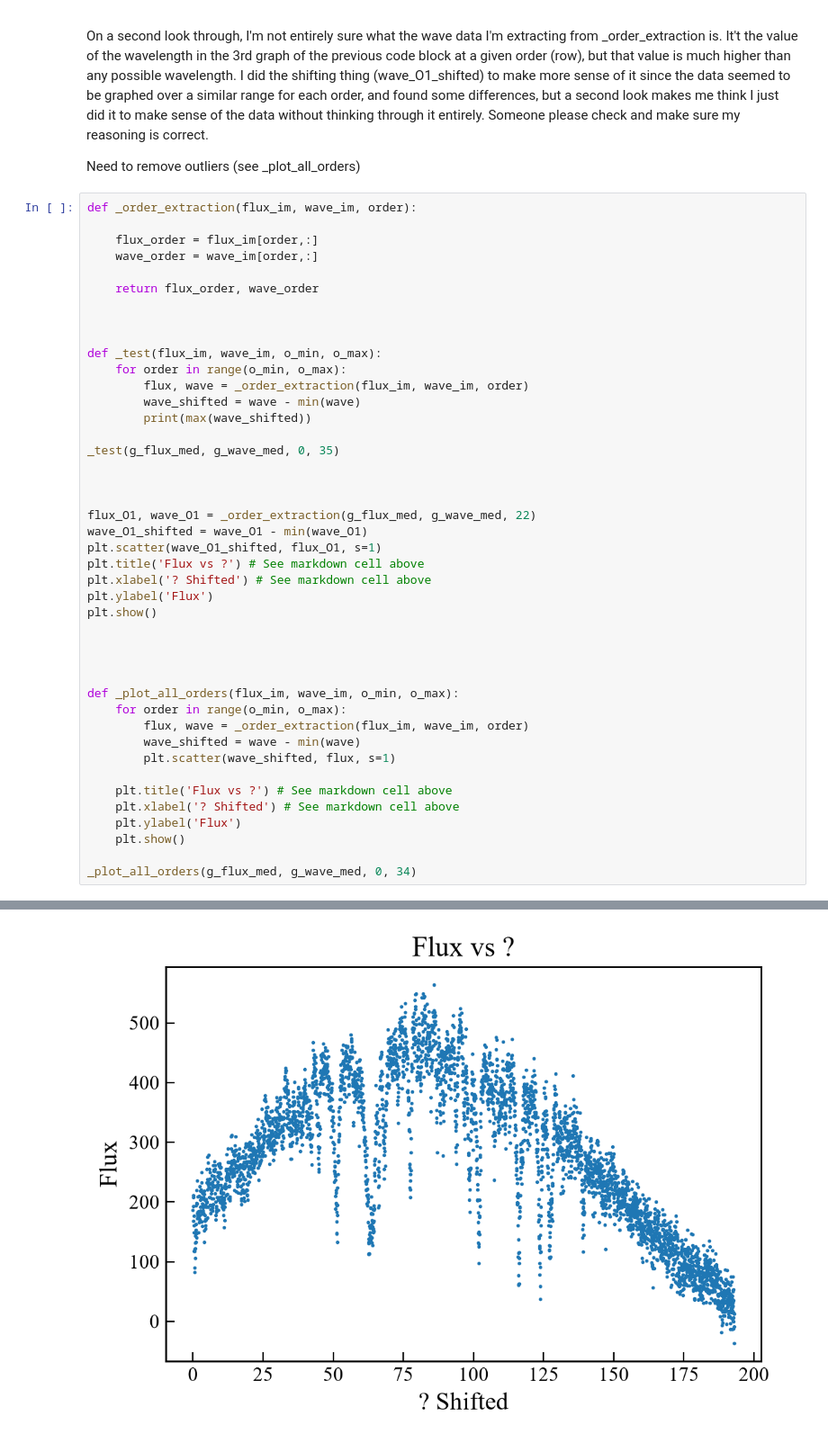
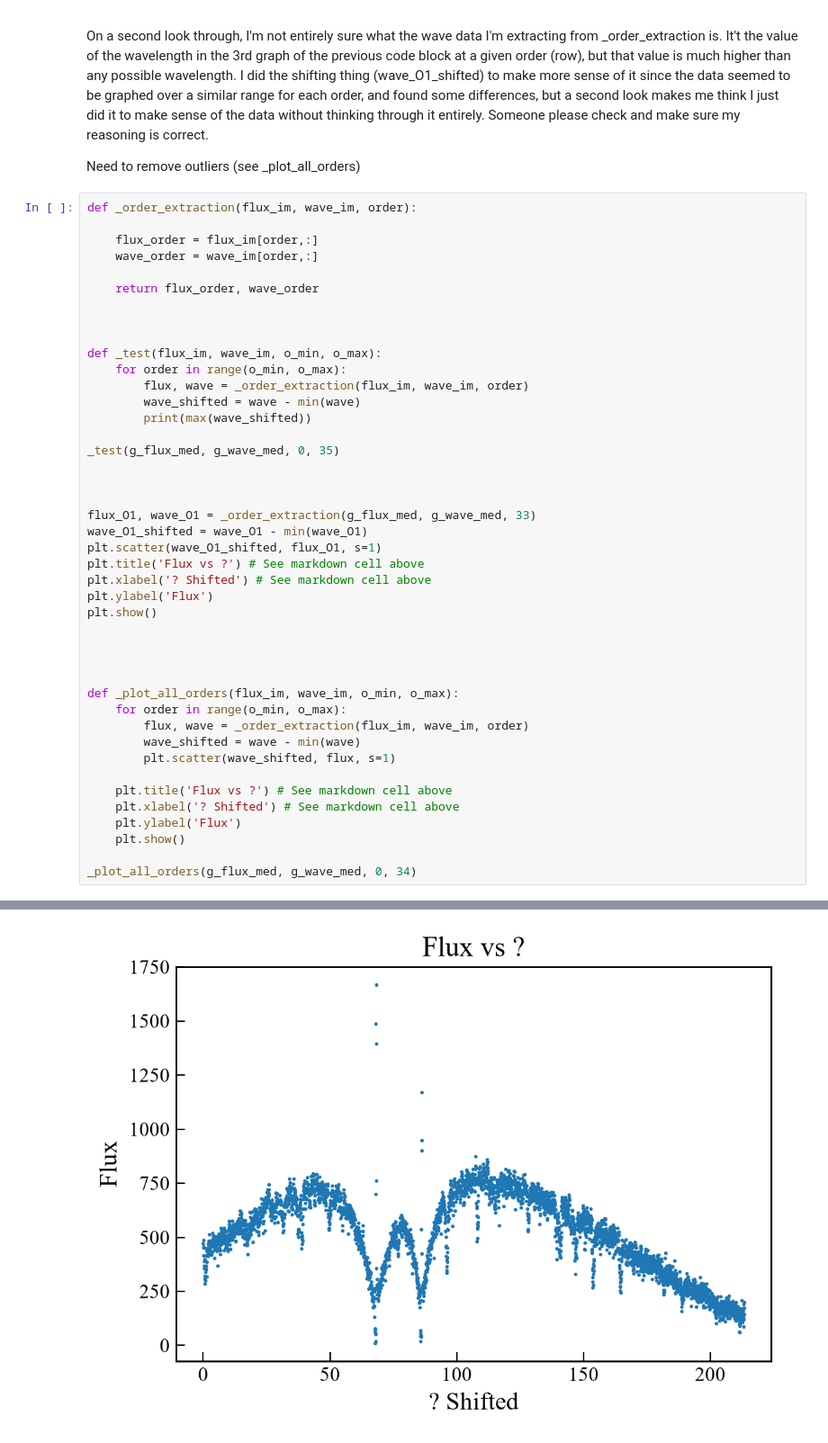
Before and after one commit to buzzman3111/Astro519Echelle, a Jupyter notebook: FileOpenCleanup.ipynb, the cells around one changed output, grey strips where cells are left out. Shown at 90% size. Cells and saved outputs as stored; diff of their text form.

```diff
--- a/FileOpenCleanup.ipynb
+++ b/FileOpenCleanup.ipynb
@@ -226,7 +226,7 @@ _test(g_flux_med, g_wave_med, 0, 35)
 
 
 
-flux_O1, wave_O1 = _order_extraction(g_flux_med, g_wave_med, 22)
+flux_O1, wave_O1 = _order_extraction(g_flux_med, g_wave_med, 33)
 wave_O1_shifted = wave_O1 - min(wave_O1)
 plt.scatter(wave_O1_shifted, flux_O1, s=1)
 plt.title('Flux vs ?') # See markdown cell above
@@ -240,32 +240,32 @@ plt.show()
 def _plot_all_orders(flux_im, wave_im, o_min, o_max):
 	for order in range(o_min, o_max):
 		flux, wave = _order_extraction(flux_im, wave_im, order)
 		wave_shifted = wave - min(wave)
 		plt.scatter(wave_shifted, flux, s=1)
 
 	plt.title('Flux vs ?') # See markdown cell above
 	plt.xlabel('? Shifted') # See markdown cell above
 	plt.ylabel('Flux')
 	plt.show()
 
 _plot_all_orders(g_flux_med, g_wave_med, 0, 34)
 # %% [output]
 161.48930362787542
 162.69268688610646
 163.90837467958772
 165.14883988422116
 166.40011985796264
 167.68233389935267
 168.97632515848272
 170.29641715615253
 171.63244555860183
 172.98692621174996
 174.36966023715104
 175.77902984013053
 ... (19 lines left out)
 209.4022138779328
 211.394547797805
 213.42170709979837
 215.4862030665463
-[figure, old version]
+[figure, new version]
 [figure]
```
